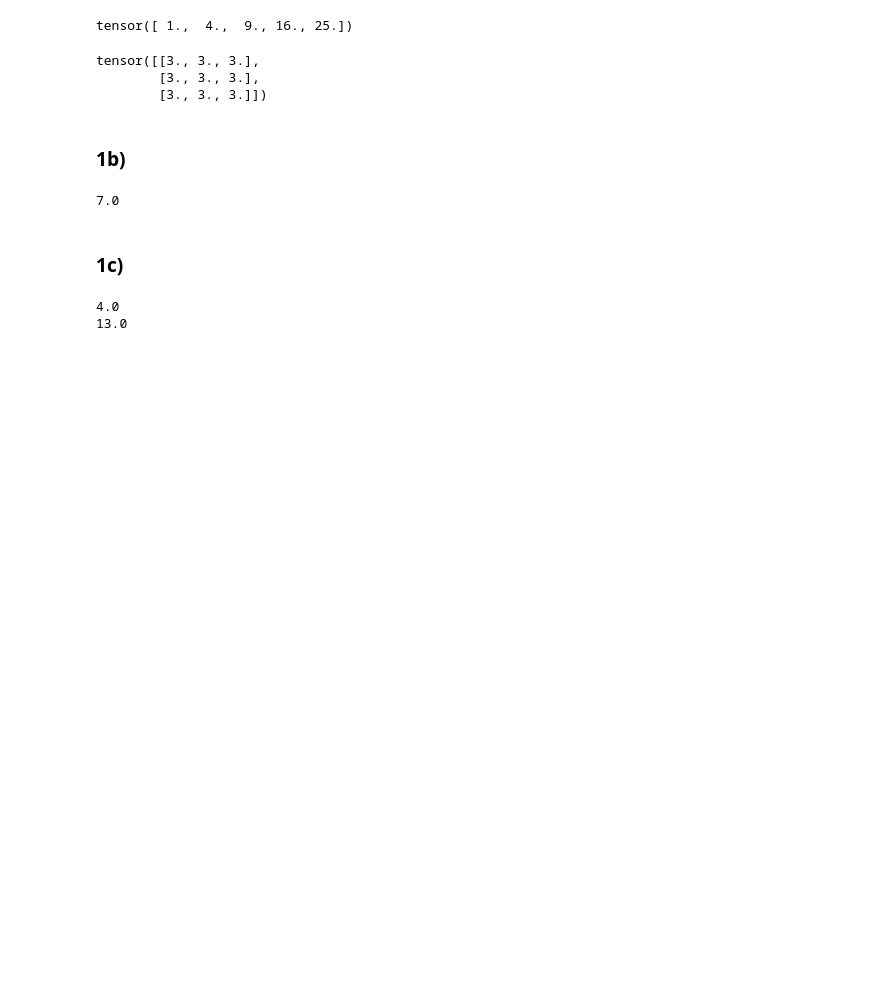
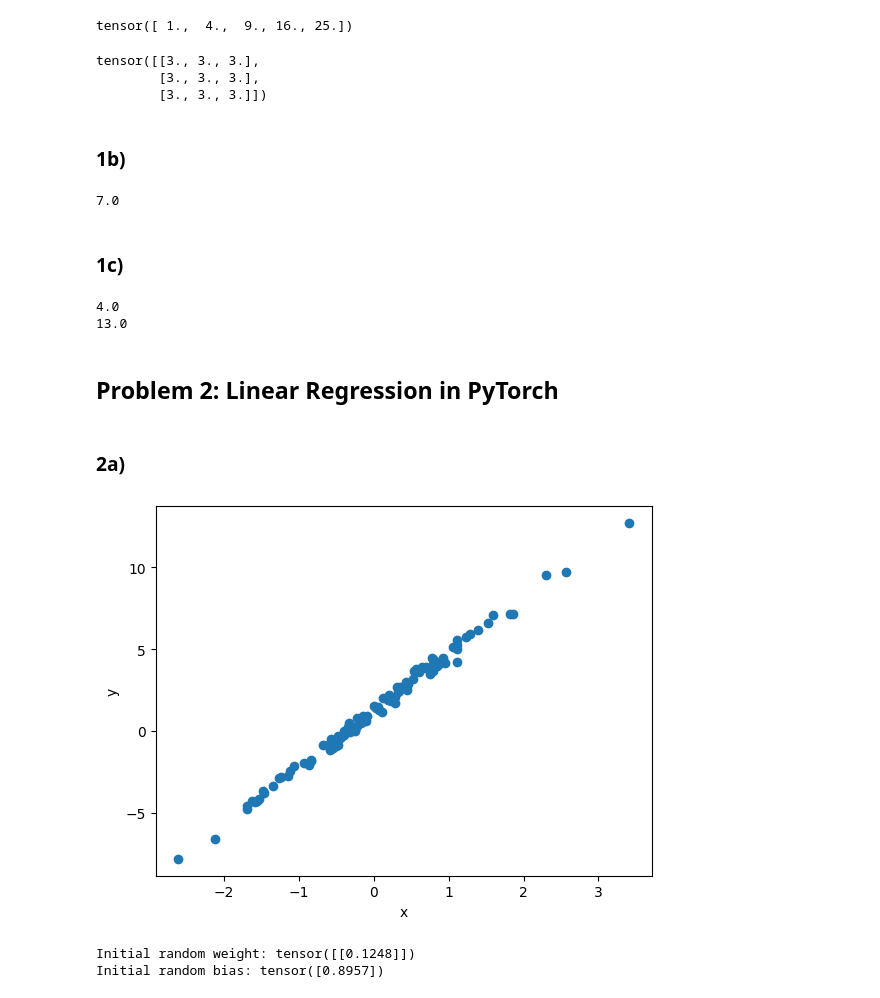
Before and after one commit to leoydl29/D200-PS1, a Jupyter notebook: solutions.ipynb, the cells around one changed output. Drawn from its saved outputs; the diff is of its cells as text; code cells hidden in the pictures; blank space fills up the shorter version.

```diff
--- a/solutions.ipynb
+++ b/solutions.ipynb
@@ -80,3 +80,5 @@ print(y.grad.item())
 # %% [output]
 4.0
 13.0
+# %% [markdown]
+## Problem 2: Linear Regression in PyTorch
@@ -82,0 +90,26 @@ print(y.grad.item())
+# %% [markdown]
+### 2a)
+# %%
+# Generate synthetic data for linear regression
+torch.manual_seed(0)
+n_samples = 100
+true_weight = 3.5
+true_bias = 1.2
+X = torch.randn(n_samples, 1)
+y = true_weight * X + true_bias + 0.3 * torch.randn(n_samples, 1)
+# %%
+# Visualise the Data
+plt.scatter(X.numpy(), y.numpy())
+plt.xlabel("x")
+plt.ylabel("y")
+plt.show()
+# %% [output]
+[figure, added]
+# %%
+# Create a linear regression model
+model = nn.Linear(in_features=1, out_features=1)
+print(f"Initial random weight: {model.weight.data}")
+print(f"Initial random bias: {model.bias.data}")
+# %% [output]
+Initial random weight: tensor([[0.1248]])
+Initial random bias: tensor([0.8957])
```
Also changed, not shown: parts of 11 cells of this notebook, 2 other files.
